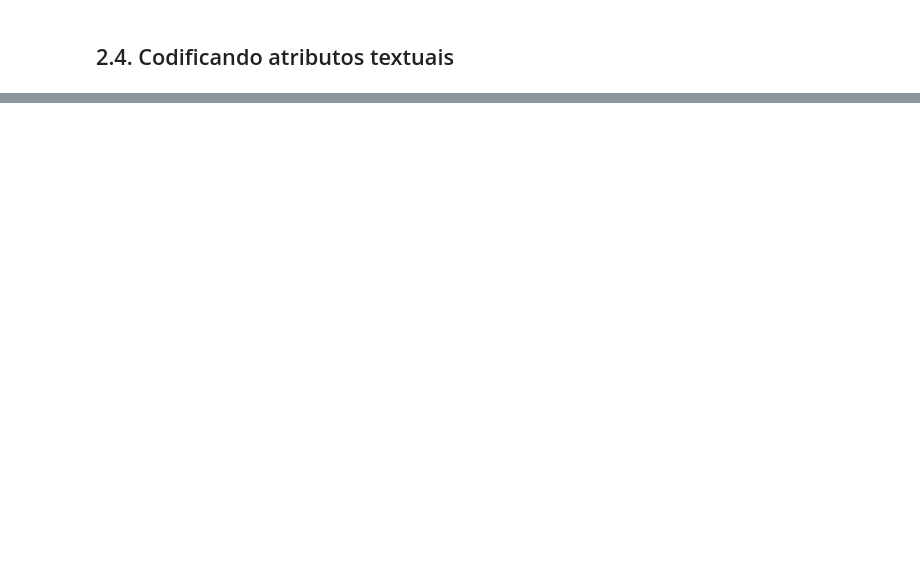
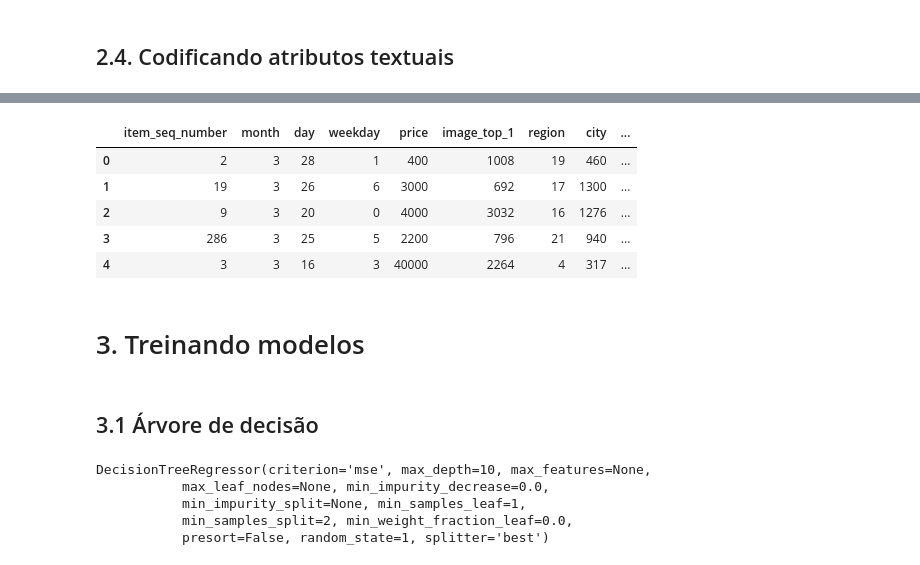
Before and after one commit to RafaelFK/avito_challenge, a Jupyter notebook: Avito Challenge Report.ipynb, the cells around one changed output, grey strips where cells are left out. Drawn from its saved outputs; the diff is of its cells as text; code cells hidden in the pictures; blank space fills up the shorter version.

Commit message:
Finalizando preprocessamento e treinando primeiro modelo, regressor de árvore de decisão

```diff
--- a/Avito Challenge Report.ipynb
+++ b/Avito Challenge Report.ipynb
@@ -521,2 +253,0 @@ X.shape
-# %%
-X =  X.astype(str)
@@ -853,0 +356,33 @@ Agora, é preciso codificar as features categóricas nominais: region, city, par
+# %%
+vect = TfidfVectorizer(sublinear_tf=True)
+
+encode_title = Pipeline([
+    ('title_selector', DataFrameSelector(['title'])),
+    ('ravel_feature', FunctionTransformer(lambda f: f.values.ravel(), validate=False)),
+    ('text_vectorizer', vect),
+    ('dim_reduction', TruncatedSVD(random_state=1))
+])
+
+encode_description = Pipeline([
+    ('description_selector', DataFrameSelector('description')),
+    ('description_imputer', TextImputer()),
+    ('ravel_feature', FunctionTransformer(lambda f: f.values.ravel(), validate=False)),
+    ('text_vectorizer', vect),
+    ('dim_reduction', TruncatedSVD(random_state=1))
+])
+
+encode_text = Pipeline([
+    ('process_text', FeatureUnion([
+        ('process_title', encode_title),
+        ('process_description', encode_description)
+    ])),
+    ('to_data_frame', ToDataFrameTransformer(['title_svd_1', 'title_svd_2', 'description_svd_1', 'description_svd_2']))
+])
+# %%
+start = time.time()
+
+text_processed = encode_text.fit_transform(X_train)
+
+end = time.time()
+
+print('Elapsed time:', end - start)
@@ -853,0 +463,6 @@ Agora, é preciso codificar as features categóricas nominais: region, city, par
+# %%
+start = time.time()
+X_train_processed = preprocess_transformer.fit_transform(X_train)
+end = time.time()
+
+print('Elapsed time:', end - start)
@@ -853,0 +475,13 @@ Agora, é preciso codificar as features categóricas nominais: region, city, par
+# %%
+X_train_processed.head()
+# %% [output]
+|  | item_seq_number | month | day | weekday | price | image_top_1 | region | city | ... |
+| 0 | 2 | 3 | 28 | 1 | 400 | 1008 | 19 | 460 | ... |
+| 1 | 19 | 3 | 26 | 6 | 3000 | 692 | 17 | 1300 | ... |
+| 2 | 9 | 3 | 20 | 0 | 4000 | 3032 | 16 | 1276 | ... |
+| 3 | 286 | 3 | 25 | 5 | 2200 | 796 | 21 | 940 | ... |
+| 4 | 3 | 3 | 16 | 3 | 40000 | 2264 | 4 | 317 | ... |
+# %% [markdown]
+# 3. Treinando modelos
+# %% [markdown]
+## 3.1 Árvore de decisão
@@ -853,0 +490,8 @@ Agora, é preciso codificar as features categóricas nominais: region, city, par
+# %%
+dt_regressor.fit(X_train_processed, y_train)
+# %% [output]
+DecisionTreeRegressor(criterion='mse', max_depth=10, max_features=None,
+           max_leaf_nodes=None, min_impurity_decrease=0.0,
+           min_impurity_split=None, min_samples_leaf=1,
+           min_samples_split=2, min_weight_fraction_leaf=0.0,
+           presort=False, random_state=1, splitter='best')
```
Also changed, not shown: parts of 134 cells of this notebook.
